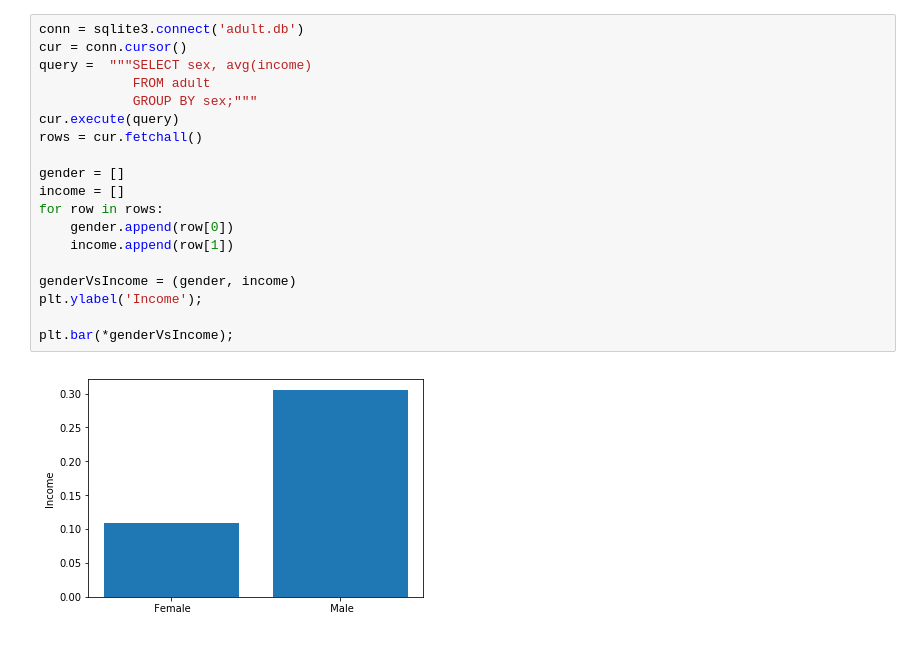
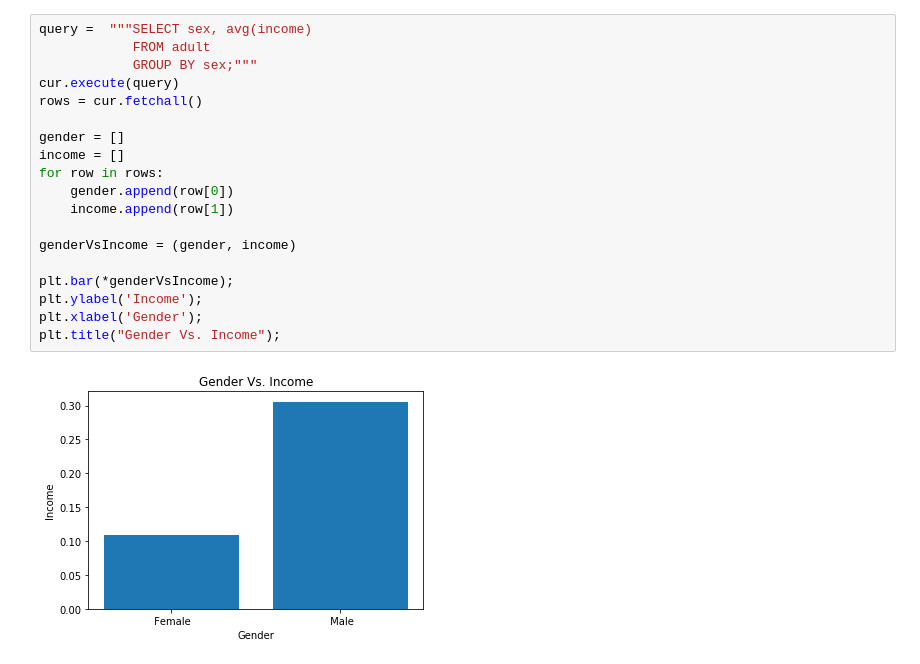
Before and after one commit to ReuvenBirnbaum/wholetale, a Jupyter notebook: toyExamples/AdultData Bias Example.ipynb, the cells around one changed output. Saved outputs shown, nothing was run; the diff lists cells and outputs as text.

```diff
--- a/toyExamples/AdultData Bias Example.ipynb
+++ b/toyExamples/AdultData Bias Example.ipynb
@@ -8,24 +34,24 @@ from matplotlib.pyplot import figure
 # %%
-conn = sqlite3.connect('adult.db')
-cur = conn.cursor()
 query =  """SELECT sex, avg(income)
             FROM adult
             GROUP BY sex;"""
 cur.execute(query)
 rows = cur.fetchall()
 
 gender = []
 income = []
 for row in rows:
     gender.append(row[0])
     income.append(row[1])
 
 genderVsIncome = (gender, income)
-plt.ylabel('Income');
 
 plt.bar(*genderVsIncome);
+plt.ylabel('Income');
+plt.xlabel('Gender');
+plt.title("Gender Vs. Income");
 # %% [output]
-[figure, old version]
+[figure, new version]
 # %%
 query =  """SELECT maritalstatus, avg(income)
             FROM adult
```
Also changed, not shown: parts of 7 cells of this notebook, 1 other file.
